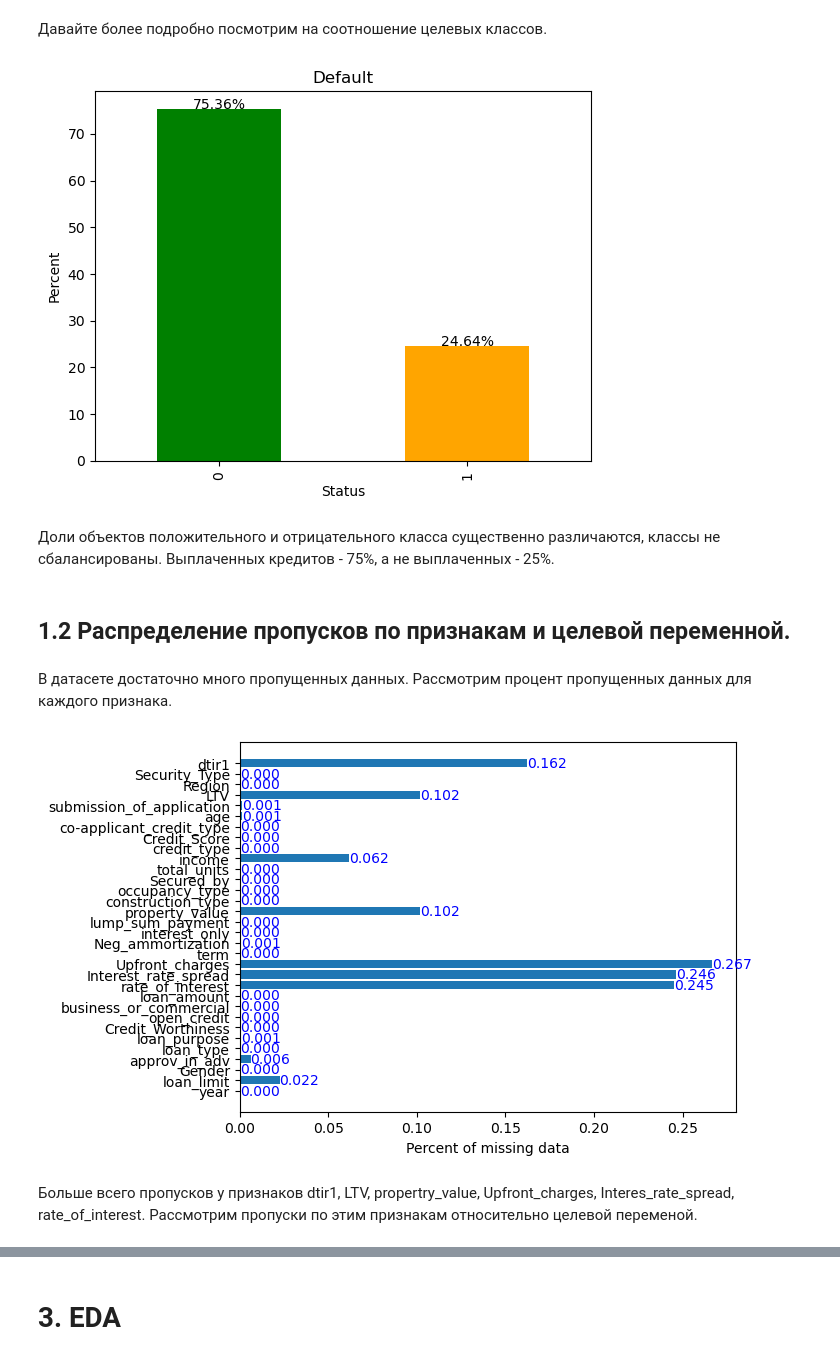
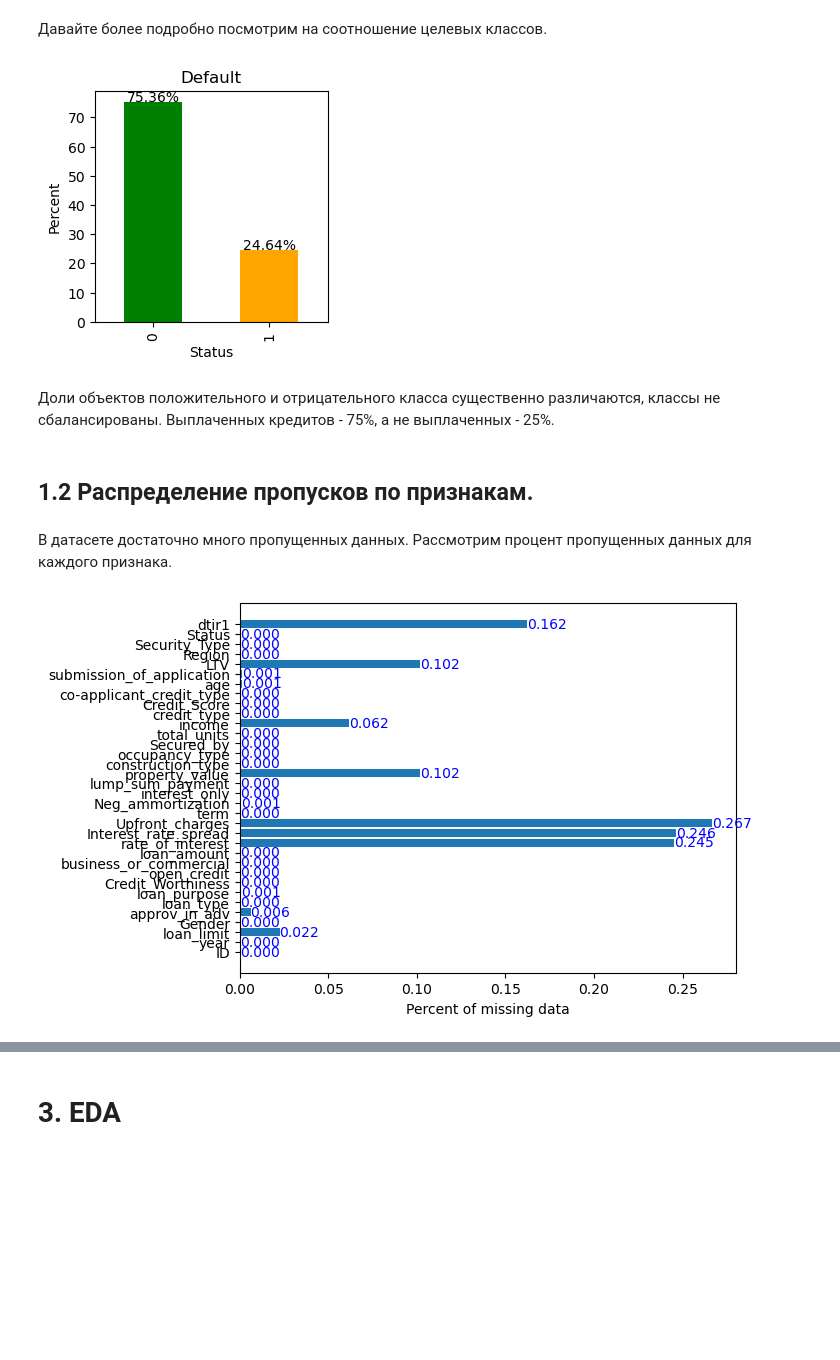
Before and after one commit to StoryTeller72/CreditScoring, a Jupyter notebook: CreditScore.ipynb, the cells around one changed output, grey strips where cells are left out. Saved outputs shown, nothing was run; the diff lists cells and outputs as text; code cells hidden in the pictures; blank space fills up the shorter version.

```diff
--- a/CreditScore.ipynb
+++ b/CreditScore.ipynb
@@ -87,2 +84,0 @@ None
-# %%
-data = data.drop(['ID'], axis=1)
@@ -93,24 +110,23 @@ data = data.drop(['ID'], axis=1)
 # %%
 def draw_target_percents(data):
     percent_class = (data['Status'].value_counts() / data.shape[0] * 100)
     colors = ['green', 'orange']
-    percent_class.plot(kind='bar', label='Churn', ylabel='Percent', color=colors)
+    percent_class.plot(kind='bar', label='Churn', ylabel='Percent', color=colors, figsize=(3,3))
     plt.title('Default')
     for index in percent_class.keys():
         plt.text(index, percent_class[index], '{:.2f}%'.format(percent_class[index]),ha='center')
 draw_target_percents(data)
 # %% [output]
-[figure, old version]
+[figure, new version]
 # %% [markdown]
 Доли объектов положительного и отрицательного класса существенно различаются, классы не сбалансированы. Выплаченных кредитов - 75%, а не выплаченных - 25%.
 # %% [markdown]
-## 1.2 Распределение пропусков по признакам и целевой переменной.
+## 1.2 Распределение пропусков по признакам.
 # %% [markdown]
 В датасете достаточно много пропущенных данных. Рассмотрим процент пропущенных данных для каждого признака.
 # %%
 def draw_percent_of_missed_data(data):
     column_names = data.columns.to_list()
-    column_names.remove('Status')
     amt_data = data.shape[0]
     skipDataByFeatures = {}
     for feature in column_names:
@@ -127,6 +143,4 @@ def draw_percent_of_missed_data(data):
 
 draw_percent_of_missed_data(data)
 # %% [output]
-[figure, old version]
+[figure, new version]
-# %% [markdown]
-Больше всего пропусков у признаков dtir1, LTV, propertry_value, Upfront_charges, Interes_rate_spread, rate_of_interest. Рассмотрим пропуски по этим признакам относительно целевой переменой.
```
Also changed, not shown: parts of 170 cells of this notebook, 2 other files.
